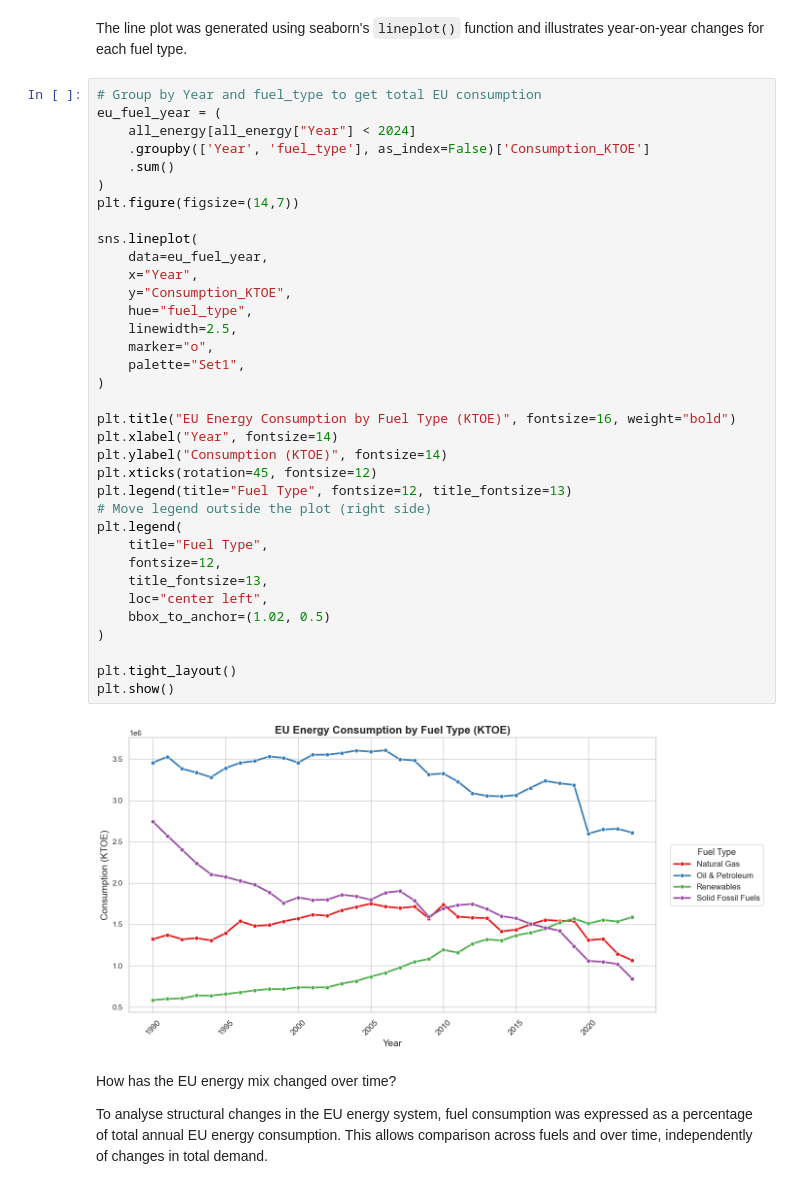
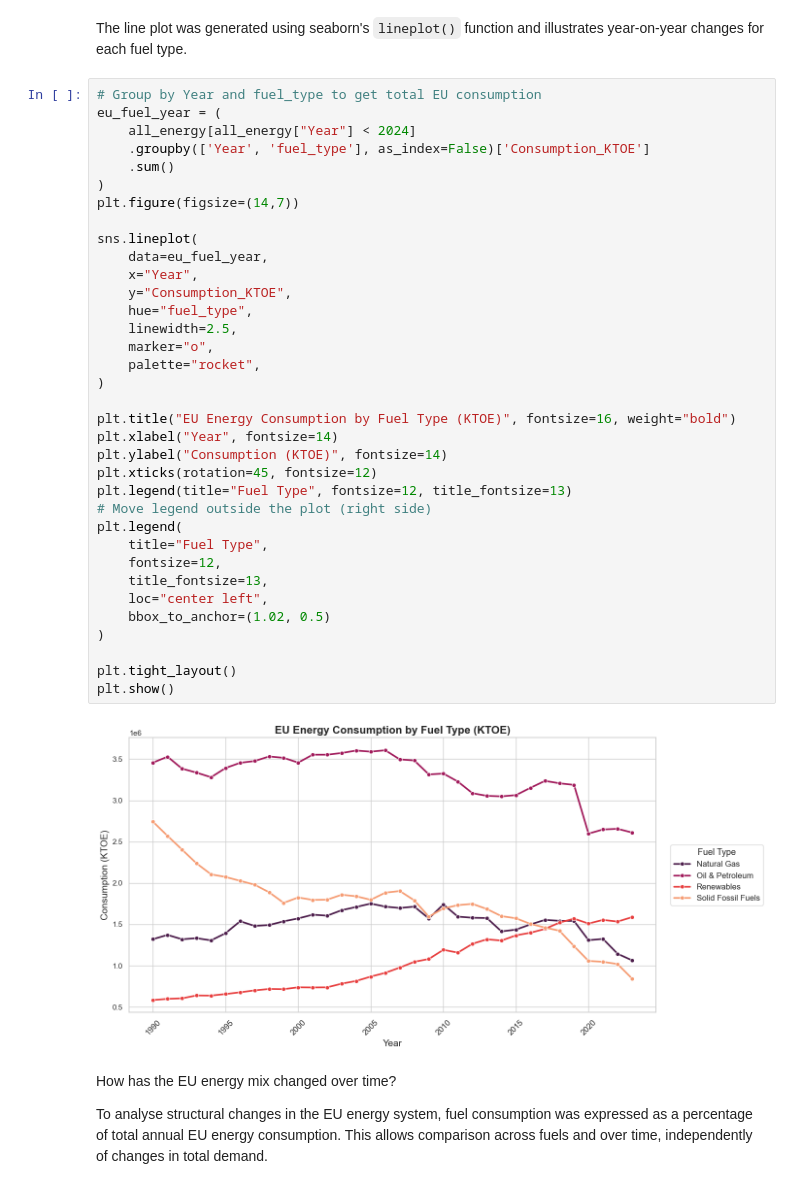
Before and after one commit to AnnaLozenko/PFDA_Project, a Jupyter notebook: eu_energy_sources_analysis.ipynb, the cells around one changed output. Drawn from its saved outputs; the diff is of its cells as text.

Commit message:
plots improvements

```diff
--- a/eu_energy_sources_analysis.ipynb
+++ b/eu_energy_sources_analysis.ipynb
@@ -522,35 +522,35 @@ eu_fuel_year = (
     .sum()
 )
 plt.figure(figsize=(14,7))
 
 sns.lineplot(
     data=eu_fuel_year,
     x="Year",
     y="Consumption_KTOE",
     hue="fuel_type",
     linewidth=2.5,
     marker="o",
-    palette="Set1",
+    palette="rocket",
 )
 
 plt.title("EU Energy Consumption by Fuel Type (KTOE)", fontsize=16, weight="bold")
 plt.xlabel("Year", fontsize=14)
 plt.ylabel("Consumption (KTOE)", fontsize=14)
 plt.xticks(rotation=45, fontsize=12)
 plt.legend(title="Fuel Type", fontsize=12, title_fontsize=13)
 # Move legend outside the plot (right side)
 plt.legend(
     title="Fuel Type",
     fontsize=12,
     title_fontsize=13,
     loc="center left",
     bbox_to_anchor=(1.02, 0.5)
 )
 
 plt.tight_layout()
 plt.show()
 # %% [output]
-[figure, old version]
+[figure, new version]
 # %% [markdown]
 How has the EU energy mix changed over time?
 
```
Also changed, not shown: parts of 18 cells of this notebook.
